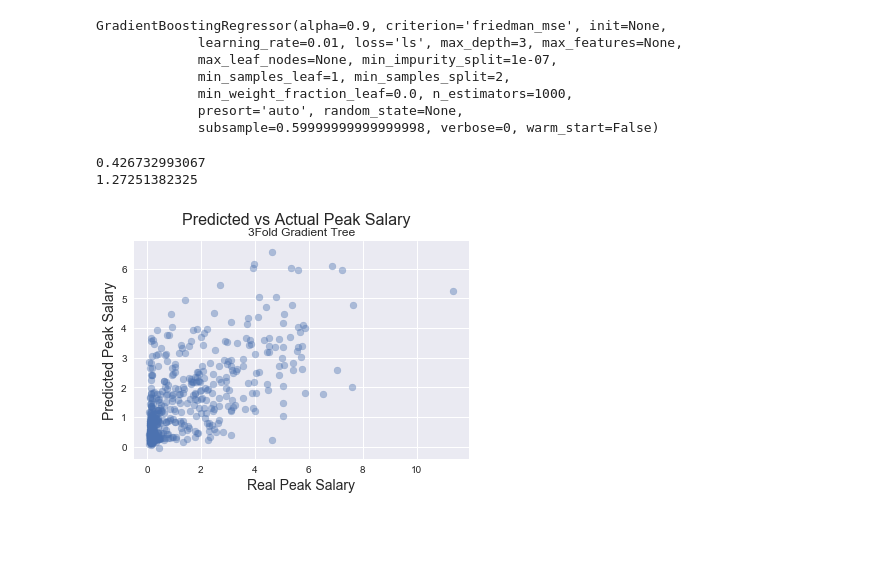
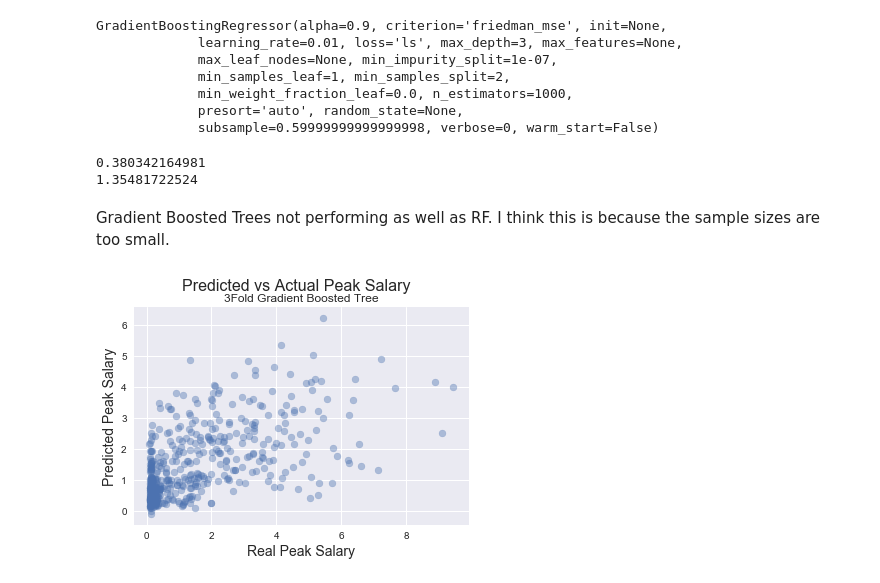
Before and after one commit to cidawkins/mlb_salary_projections, a Jupyter notebook: explore_batter_data.ipynb, the cells around one changed output. Cells and saved outputs as stored; diff of their text form; code cells hidden in the pictures; blank space fills up the shorter version.

```diff
--- a/explore_batter_data.ipynb
+++ b/explore_batter_data.ipynb
@@ -763,7 +816,7 @@ Position data not available for minor leaguers
 # keep_cols = ['AB', 'R', '1B', '2B', '3B', 'HR', 'RBI', 'SB', \
 #              'CS', 'BB', 'SO', 'GDP', 'HBP', 'IBB','normalized_salary']
 
-keep_cols = ['player_id','AB', 'R', 'BA', 'H','SLG', 'OPS', 'HR','HR_rate', 'RBI', 'SB', \
+keep_cols = ['player_id','AB', 'R', 'BA', 'H','SLG', 'OBP', 'HR','HR_rate', 'RBI', 'SB', \
              'BB_rate', 'SO_rate', 'IBB', 'normalized_salary']
 
 
@@ -786,7 +839,7 @@ keep_cols = ['player_id','AB', 'R', 'BA', 'H','SLG', 'OPS', 'HR','HR_rate', 'RBI
 # majors_df_reduced2 = majors_df[(majors_df['Salary'] >= 1.5*majors_df['min_salary'])
 #               & (majors_df['AB']>200)][keep_cols].dropna(axis=0,how = 'any')
 minors_career_reduced = minors_career_df[keep_cols].dropna(axis=0,how = 'any')
-minors_career_reduced = minors_career_reduced.loc[(minors_career_df['AB']>200)]
+#minors_career_reduced = minors_career_reduced.loc[(minors_career_df['AB']>200)]
 
 # majors_df_reduced2 = majors_df.loc[(majors_df['AB']>300)
 #                                              & (majors_df['season_number']> 6)][keep_cols].dropna(axis=0,how = 'any')
@@ -826,8 +889,8 @@ std.fit(X_train3.iloc[:,1:])
 X_tr3 = std.transform(X_train3.iloc[:,1:])
 X_te3 = std.transform(X_test3.iloc[:,1:])
 
-
 # Can use the same slicing of the data as before
+alphavec = 10**np.linspace(-3,2,100)
 lr_model4 = LassoCV(alphas = alphavec, cv=5)
 lr_model4.fit(X_tr3,y_train3)
 lr_model4.alpha_
@@ -992,15 +1065,17 @@ grbst_test_pred3 = grid_search3.best_estimator_.predict(X_test3.iloc[:,1:])
 print(grid_search3.best_estimator_.score(X_test3.iloc[:,1:],y_test3))
 print(np.sqrt(np.mean((grbst_test_pred3  - y_test3)**2)))
 # %% [output]
-0.426732993067
-1.27251382325
+0.380342164981
+1.35481722524
+# %% [markdown]
+Gradient Boosted Trees not performing as well as RF. I think this is because the sample sizes are too small.
 # %%
 plt.scatter(y_test3,grbst_test_pred3,alpha = .4)
 
 plt.xlabel('Real Peak Salary',size = 14)
 plt.ylabel('Predicted Peak Salary',size = 14)
 plt.suptitle('Predicted vs Actual Peak Salary',size =16)
-plt.title('3Fold Gradient Tree')
+plt.title('3Fold Gradient Boosted Tree')
 plt.show()
 # %% [output]
-[figure, old version]
+[figure, new version]
```
Also changed, not shown: parts of 105 cells of this notebook, 3 other files.
